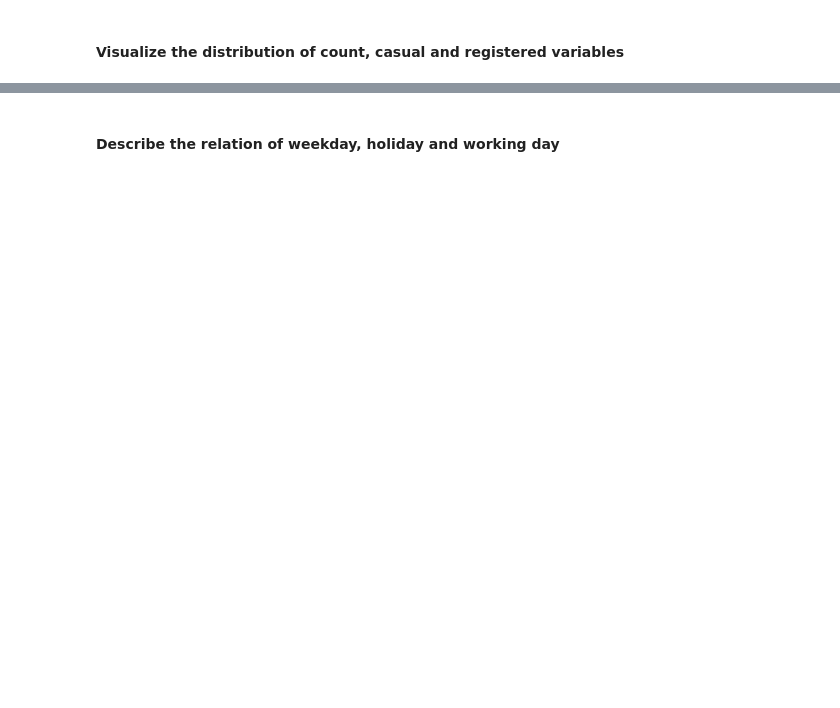
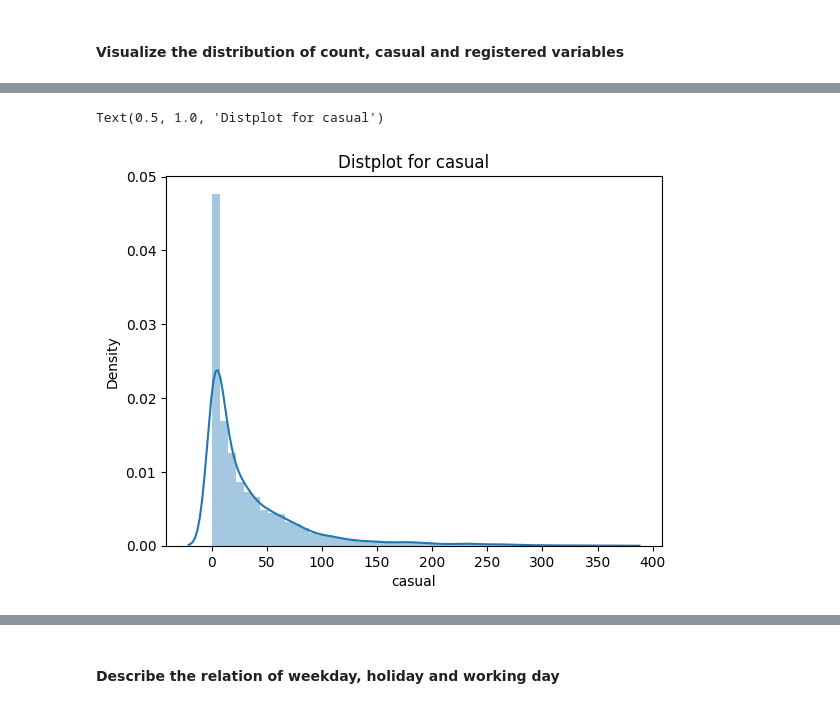
Before and after one commit to SiddhantRout/CDS-IISC, a Jupyter notebook: Module-3: Machine Learning/M3_NB_MiniProject_1_LinearRegression_Regularization.ipynb, the cells around one changed output, grey strips where cells are left out. Saved outputs shown, nothing was run; the diff lists cells and outputs as text; code cells hidden in the pictures; blank space fills up the shorter version.

```diff
--- a/Module-3: Machine Learning/M3_NB_MiniProject_1_LinearRegression_Regularization.ipynb
+++ b/Module-3: Machine Learning/M3_NB_MiniProject_1_LinearRegression_Regularization.ipynb
@@ -131,4 +174,9 @@ print the datatypes of the columns
 # %%
 # YOUR CODE HERE for distribuiton of casual variable
+sns.distplot(df['casual'])
+plt.title('Distplot for casual')
+# %% [output]
+Text(0.5, 1.0, 'Distplot for casual')
+[figure, added]
 # %%
 # YOUR CODE HERE for distribuiton of registered variable
```
Also changed, not shown: parts of 16 cells of this notebook.
